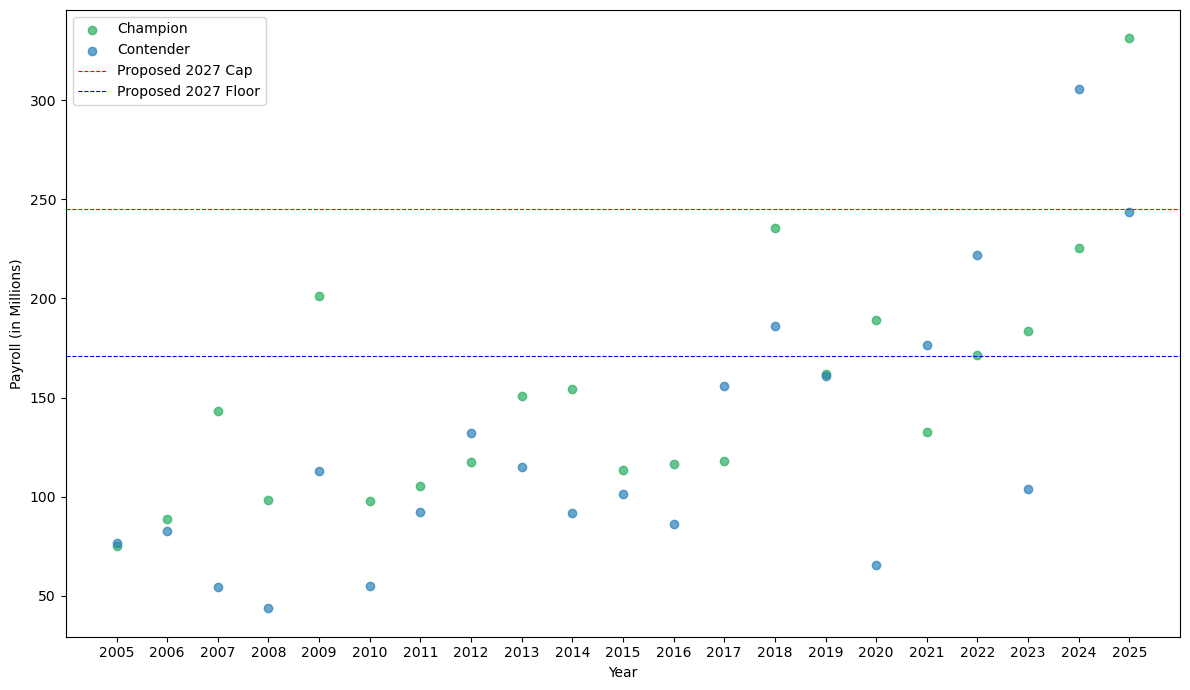
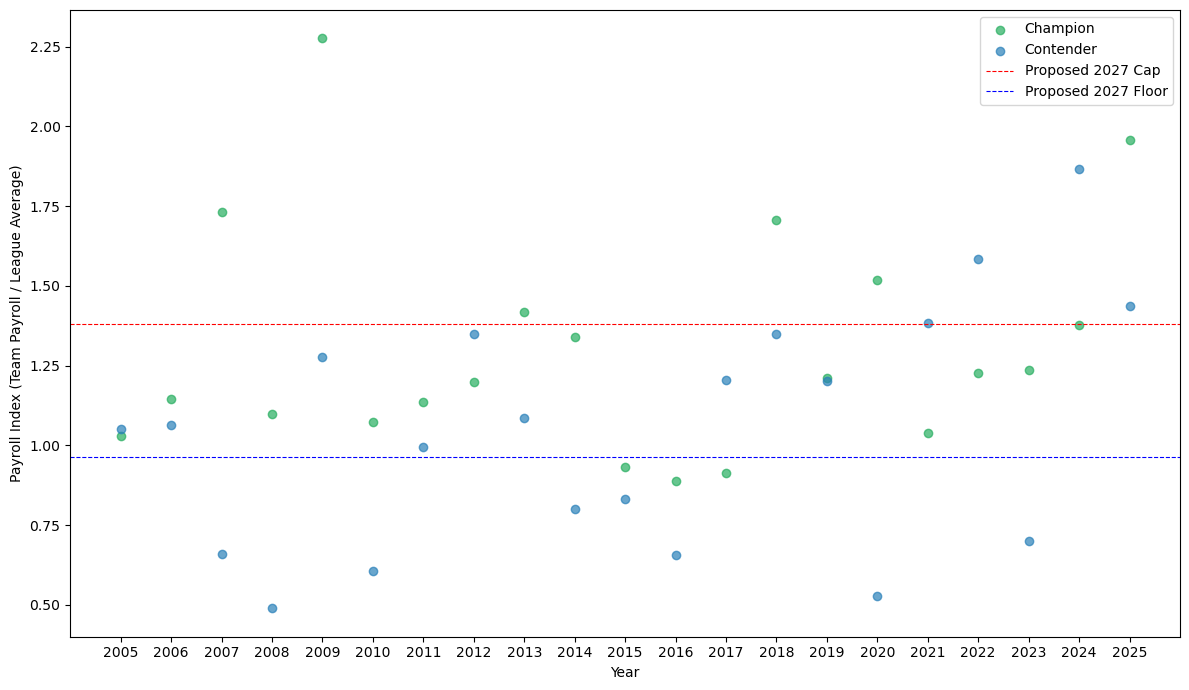
Code edit (unified diff) that turned the first committed figure into the second:
--- before
+++ after
@@ -1,25 +1,38 @@
-champions = world_series_df[['year','champion','champion-payroll']].copy()
+champions = world_series_df[['year','champion','champion-payroll','league-total-payroll']].copy()
 champions = champions.rename(columns={'champion':'team','champion-payroll':'payroll'})
 champions['Result'] = 'Champion'
 
-contenders = world_series_df[['year','contender','contender-payroll']].copy()
+contenders = world_series_df[['year','contender','contender-payroll','league-total-payroll']].copy()
 contenders = contenders.rename(columns={'contender':'team','contender-payroll':'payroll'})
 contenders['Result'] = 'Contender'
 
 world_series_plot = pd.concat([champions,contenders])
+world_series_plot['league_avg'] = world_series_plot['league-total-payroll'] / 30
+world_series_plot['payroll_index'] = world_series_plot['payroll'] / world_series_plot['league_avg']
+# Placeholder: anchored to most recent actual season.
+# TODO: replace with projection informed by 2026 opening day actuals.
+# Assumed annual league payroll growth, pending replacement with
+# a rate measured from 2005–2026 actuals (next session).
+assumed_growth_rate = 1.05
+league_avg_2027_proj = world_series_plot[world_series_plot['year'] == 2025]['league_avg'].values[0] * assumed_growth_rate
+
+cap_index = 245_300_000 / league_avg_2027_proj
+floor_index = 171_200_000 / league_avg_2027_proj
+
+
 fig, ax = plt.subplots(figsize=(12, 7))
 champ = world_series_plot[world_series_plot['Result'] == 'Champion']
 cont  = world_series_plot[world_series_plot['Result'] == 'Contender']
 
-ax.scatter(champ['year'], champ['payroll']/1_000_000, color='#27ae60', alpha=0.7, label='Champion')
-ax.scatter(cont['year'],  cont['payroll']/1_000_000,  color='#2980b9', alpha=0.7, label='Contender')
+ax.scatter(champ['year'], champ['payroll_index'], color='#27ae60', alpha=0.7, label='Champion')
+ax.scatter(cont['year'],  cont['payroll_index'],  color='#2980b9', alpha=0.7, label='Contender')
 
 
-ax.axhline(245.3, color='red', linewidth=0.8, linestyle='--', label='Proposed 2027 Cap')
-ax.axhline(171.2, color='blue', linewidth=0.8, linestyle='--', label='Proposed 2027 Floor')
+ax.axhline(cap_index, color='red', linewidth=0.8, linestyle='--', label='Proposed 2027 Cap')
+ax.axhline(floor_index, color='blue', linewidth=0.8, linestyle='--', label='Proposed 2027 Floor')
 ax.set_xticks(world_series_plot['year'].unique())
 ax.legend()
 ax.set_xlabel('Year')
-ax.set_ylabel('Payroll (in Millions)')
+ax.set_ylabel('Payroll Index (Team Payroll / League Average)')
 plt.tight_layout()
 plt.show()

Commit: Add payroll normalization index with 2027 projection in section 3